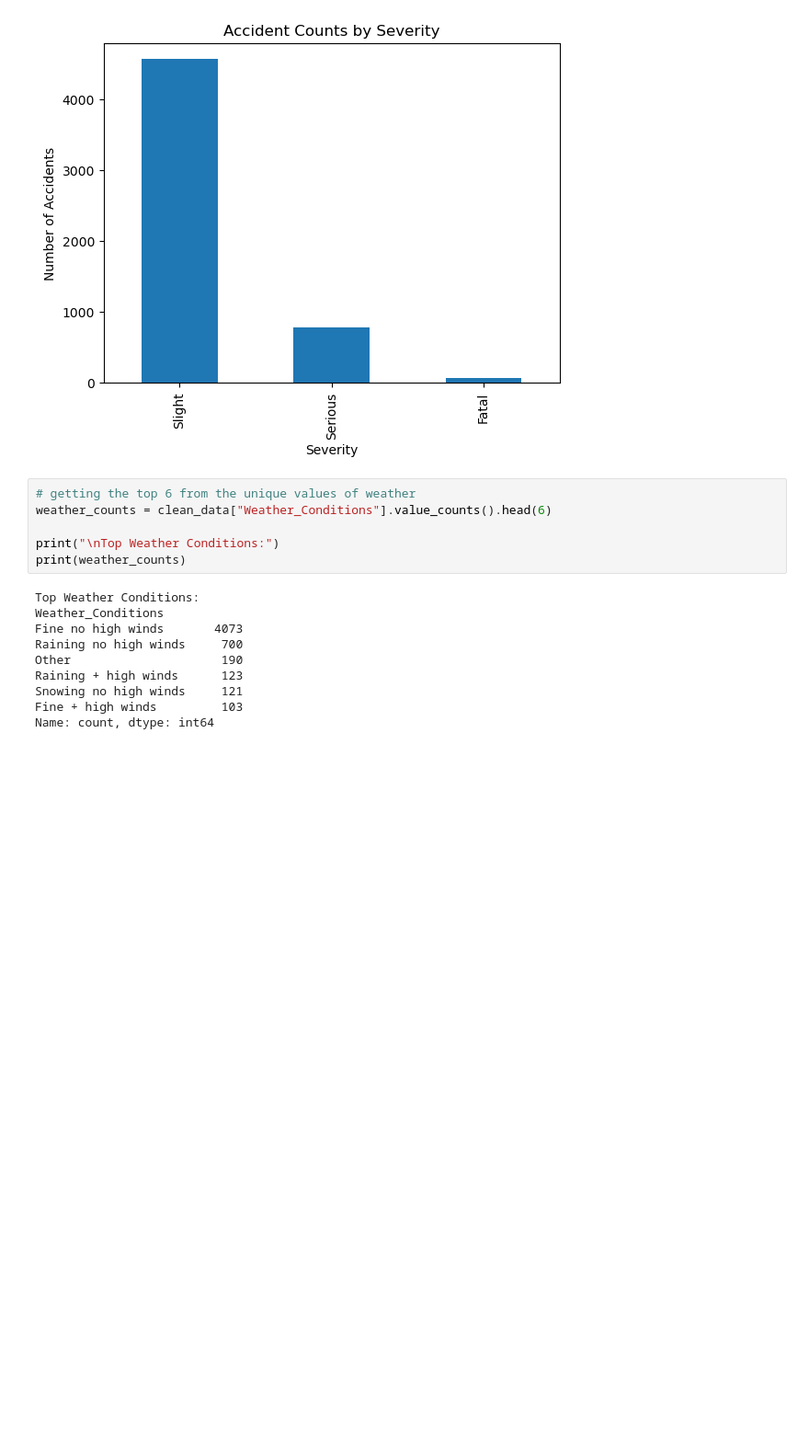
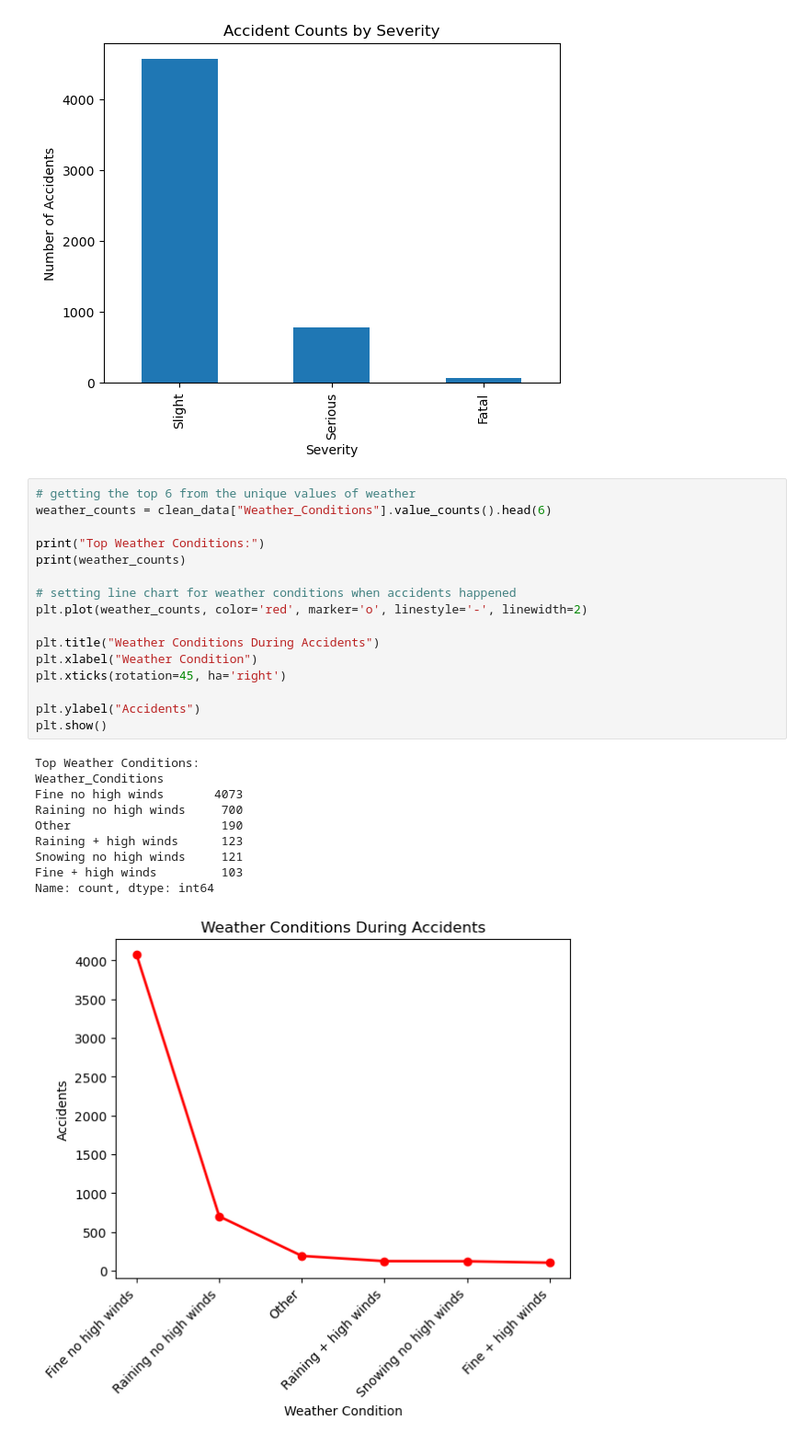
Before and after one commit to minsu3/UK-Road-Safety-Analysis, a Jupyter notebook: main.ipynb, the cells around one changed output. Shown at 92% size. Cells and saved outputs as stored; diff of their text form; blank space fills up the shorter version.

```diff
--- a/main.ipynb
+++ b/main.ipynb
@@ -184,16 +180,27 @@ Name: count, dtype: int64
 # %%
 # getting the top 6 from the unique values of weather
 weather_counts = clean_data["Weather_Conditions"].value_counts().head(6)
 
-print("\nTop Weather Conditions:")
+print("Top Weather Conditions:")
 print(weather_counts)
+
+# setting line chart for weather conditions when accidents happened
+plt.plot(weather_counts, color='red', marker='o', linestyle='-', linewidth=2)
+
+plt.title("Weather Conditions During Accidents")
+plt.xlabel("Weather Condition")
+plt.xticks(rotation=45, ha='right')
+
+plt.ylabel("Accidents")
+plt.show()
 # %% [output]
 Top Weather Conditions:
 Weather_Conditions
 Fine no high winds       4073
 Raining no high winds     700
 Other                     190
 Raining + high winds      123
 Snowing no high winds     121
 Fine + high winds         103
 Name: count, dtype: int64
+[figure, added]
```
Also changed, not shown: parts of 4 cells of this notebook, 3 other files.
